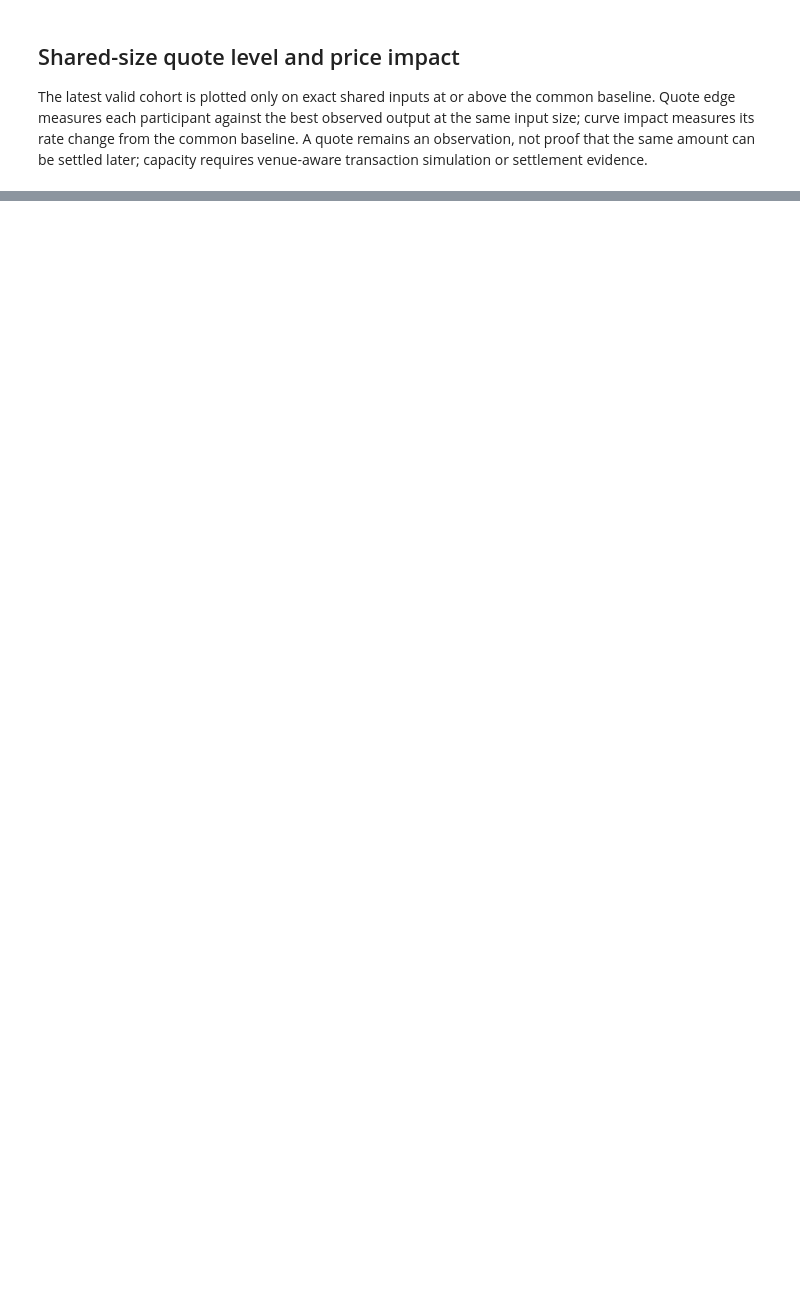
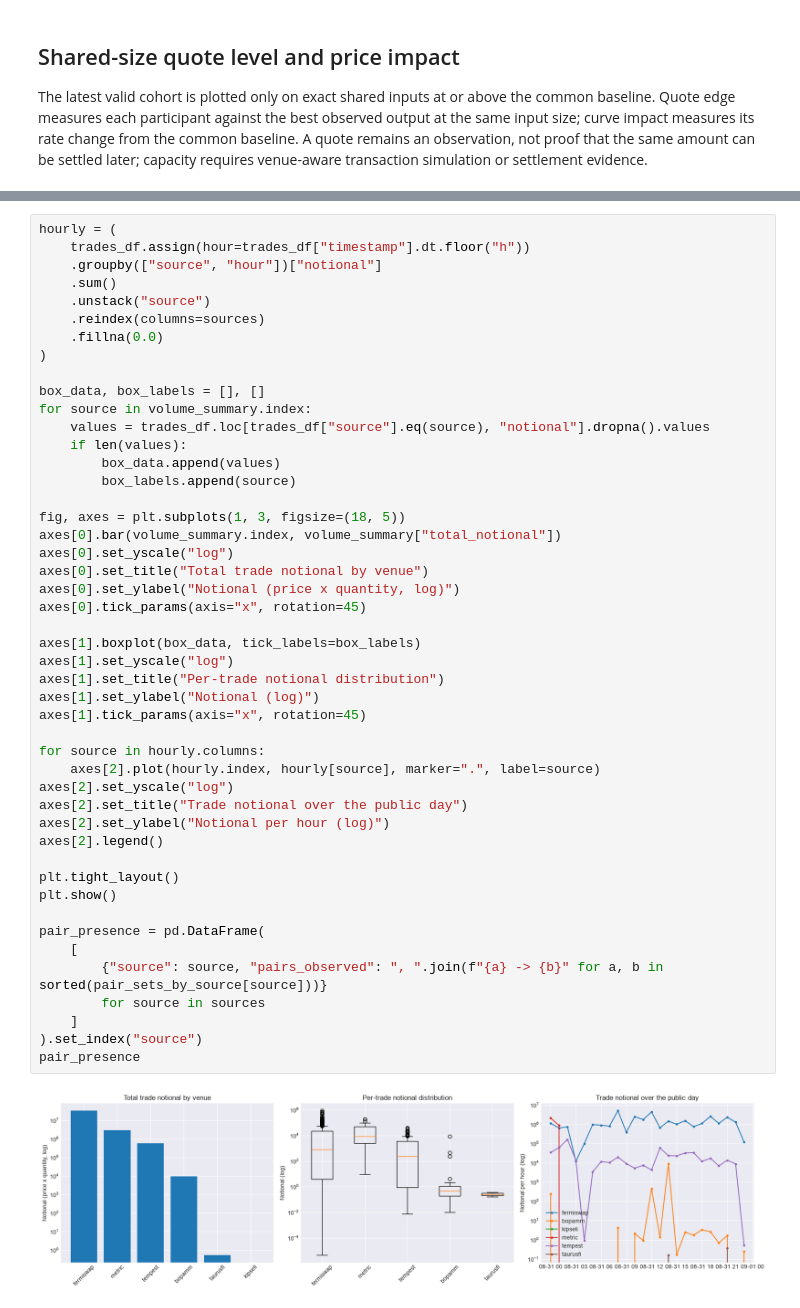
Before and after one commit to polaris-data/notebooks, a Jupyter notebook: notebooks/propamm_quote_ladder_analysis.ipynb, the cells around one changed output, grey strips where cells are left out. Cells and saved outputs as stored; diff of their text form; blank space fills up the shorter version.

Commit message:
Add PropAMM aggregate trade analytics (#11)

```diff
--- a/notebooks/propamm_quote_ladder_analysis.ipynb
+++ b/notebooks/propamm_quote_ladder_analysis.ipynb
@@ -432,0 +558,49 @@ plt.show()
+# %%
+hourly = (
+    trades_df.assign(hour=trades_df["timestamp"].dt.floor("h"))
+    .groupby(["source", "hour"])["notional"]
+    .sum()
+    .unstack("source")
+    .reindex(columns=sources)
+    .fillna(0.0)
+)
+
+box_data, box_labels = [], []
+for source in volume_summary.index:
+    values = trades_df.loc[trades_df["source"].eq(source), "notional"].dropna().values
+    if len(values):
+        box_data.append(values)
+        box_labels.append(source)
+
+fig, axes = plt.subplots(1, 3, figsize=(18, 5))
+axes[0].bar(volume_summary.index, volume_summary["total_notional"])
+axes[0].set_yscale("log")
+axes[0].set_title("Total trade notional by venue")
+axes[0].set_ylabel("Notional (price x quantity, log)")
+axes[0].tick_params(axis="x", rotation=45)
+
+axes[1].boxplot(box_data, tick_labels=box_labels)
+axes[1].set_yscale("log")
+axes[1].set_title("Per-trade notional distribution")
+axes[1].set_ylabel("Notional (log)")
+axes[1].tick_params(axis="x", rotation=45)
+
+for source in hourly.columns:
+    axes[2].plot(hourly.index, hourly[source], marker=".", label=source)
+axes[2].set_yscale("log")
+axes[2].set_title("Trade notional over the public day")
+axes[2].set_ylabel("Notional per hour (log)")
+axes[2].legend()
+
+plt.tight_layout()
+plt.show()
+
+pair_presence = pd.DataFrame(
+    [
+        {"source": source, "pairs_observed": ", ".join(f"{a} -> {b}" for a, b in sorted(pair_sets_by_source[source]))}
+        for source in sources
+    ]
+).set_index("source")
+pair_presence
+# %% [output]
+[figure, added]
```
Also changed, not shown: parts of 8 cells of this notebook.
